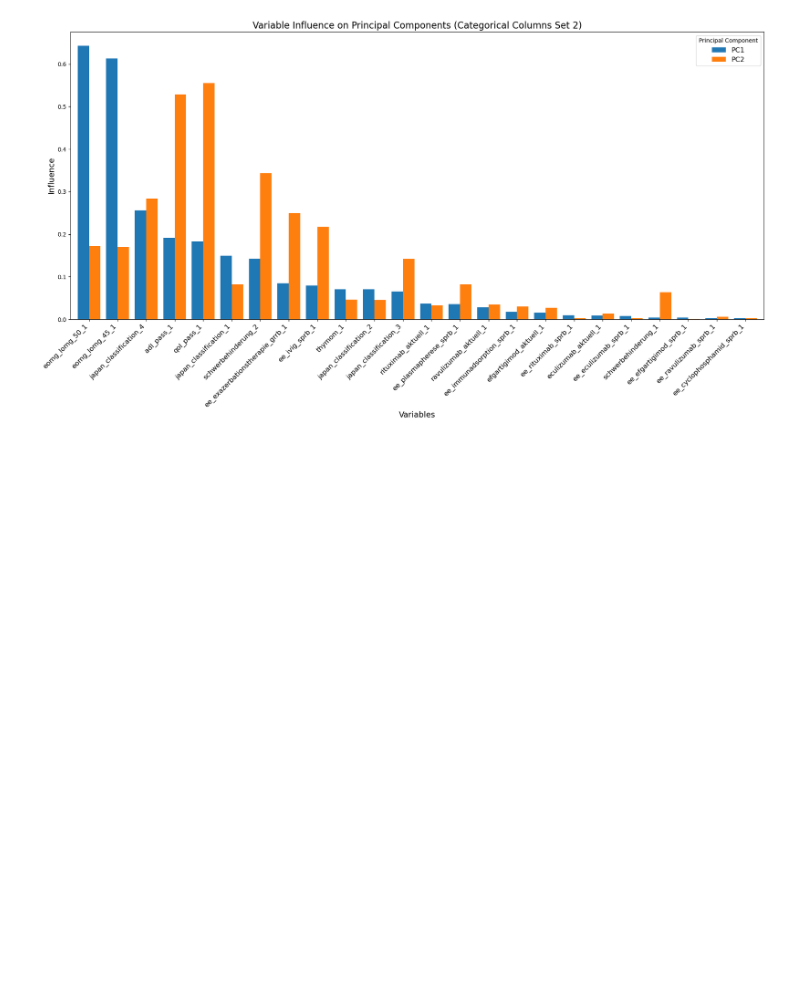
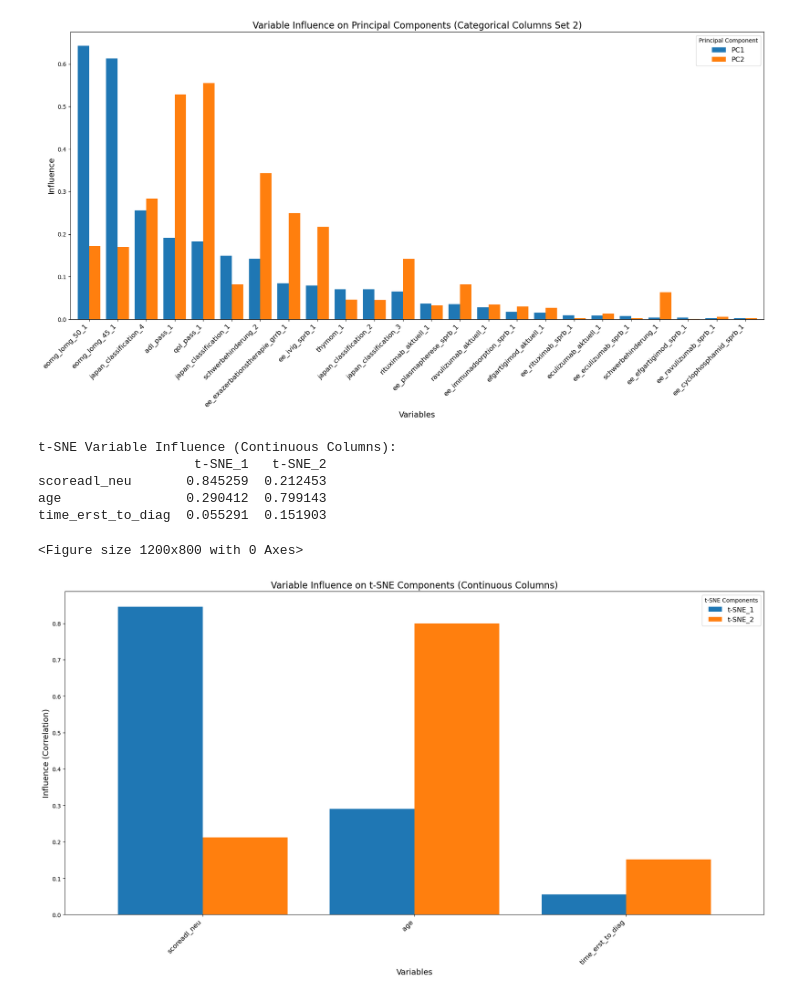
Before and after one commit to mlekhon/seronegative_gender, a Jupyter notebook: Clustering/Clustering.ipynb, the cells around one changed output. Cells and saved outputs as stored; diff of their text form; code cells hidden in the pictures; blank space fills up the shorter version.

```diff
--- a/Clustering/Clustering.ipynb
+++ b/Clustering/Clustering.ipynb
@@ -394,0 +463,11 @@ ee_cyclophosphamid_sprb_1        0.002687  0.003200
+# %%
+# Apply to continuous columns using t-SNE
+perform_clustering_and_plot(df_clustering, continuous_columns, 't-SNE', "Continuous Columns")
+# %% [output]
+t-SNE Variable Influence (Continuous Columns):
+                    t-SNE_1   t-SNE_2
+scoreadl_neu       0.845259  0.212453
+age                0.290412  0.799143
+time_erst_to_diag  0.055291  0.151903
+<Figure size 1200x800 with 0 Axes>
+[figure, added]
```
Also changed, not shown: parts of 6 cells of this notebook.
